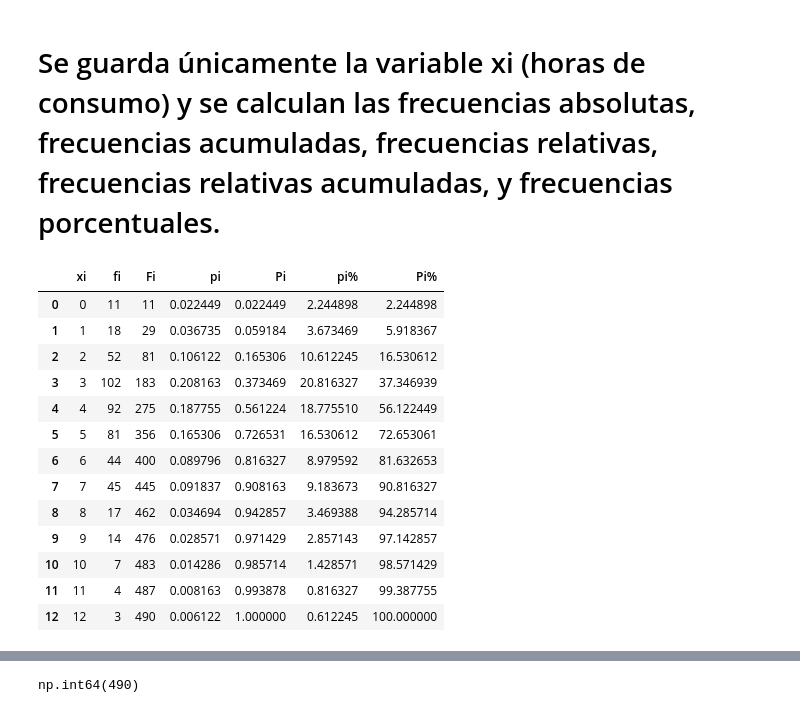
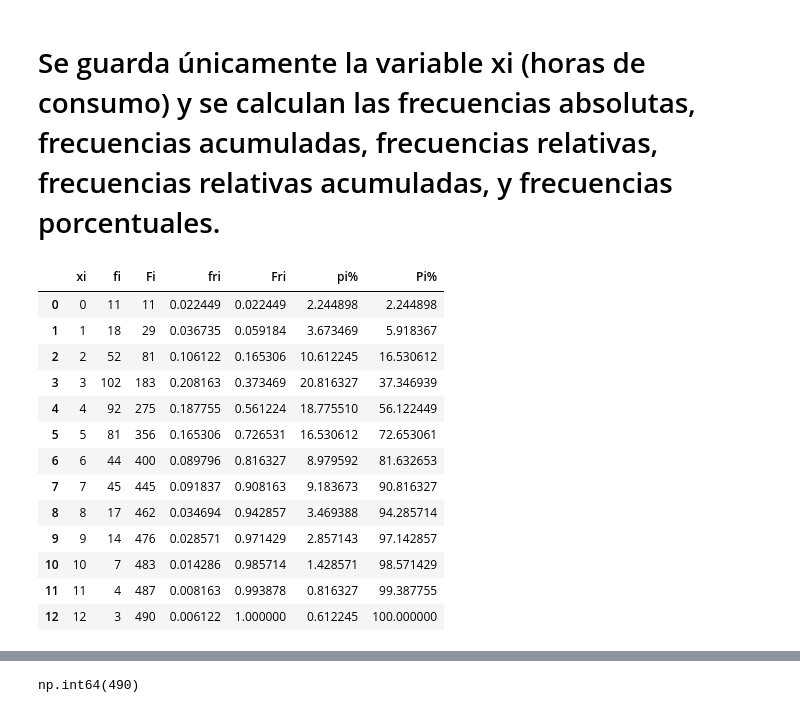
Before and after one commit to LLLozer/estadistica-final-python, a Jupyter notebook: main.ipynb, the cells around one changed output, grey strips where cells are left out. Cells and saved outputs as stored; diff of their text form; code cells hidden in the pictures.

Commit message:
Tabla de frecuencias y cálculos. Por hacer el gráfico

```diff
--- a/main.ipynb
+++ b/main.ipynb
@@ -32,19 +32,19 @@ df.head()
 # %%
 df_xi = df.copy()
 df_xi = df_xi.drop(columns="y")
 tabla_frecuencias = df_xi.groupby("x").size().reset_index(name="fi")
 tabla_frecuencias = tabla_frecuencias.rename(columns={"x": "xi"})
 
 n_datos = tabla_frecuencias["fi"].sum()
 
 tabla_frecuencias["Fi"] = tabla_frecuencias["fi"].cumsum()
-tabla_frecuencias["pi"] = tabla_frecuencias["fi"] / n_datos
-tabla_frecuencias["Pi"] = tabla_frecuencias["pi"].cumsum()
-tabla_frecuencias["pi%"] = tabla_frecuencias["pi"] * 100
-tabla_frecuencias["Pi%"] = tabla_frecuencias["Pi"] * 100
+tabla_frecuencias["fri"] = tabla_frecuencias["fi"] / n_datos
+tabla_frecuencias["Fri"] = tabla_frecuencias["fri"].cumsum()
+tabla_frecuencias["pi%"] = tabla_frecuencias["fri"] * 100
+tabla_frecuencias["Pi%"] = tabla_frecuencias["Fri"] * 100
 tabla_frecuencias
 # %% [output]
-|  | xi | fi | Fi | pi | Pi | pi% | Pi% |
+|  | xi | fi | Fi | fri | Fri | pi% | Pi% |
 | 0 | 0 | 11 | 11 | 0.022449 | 0.022449 | 2.244898 | 2.244898 |
 | 1 | 1 | 18 | 29 | 0.036735 | 0.059184 | 3.673469 | 5.918367 |
 | 2 | 2 | 52 | 81 | 0.106122 | 0.165306 | 10.612245 | 16.530612 |
```
Also changed, not shown: parts of 26 cells of this notebook.
